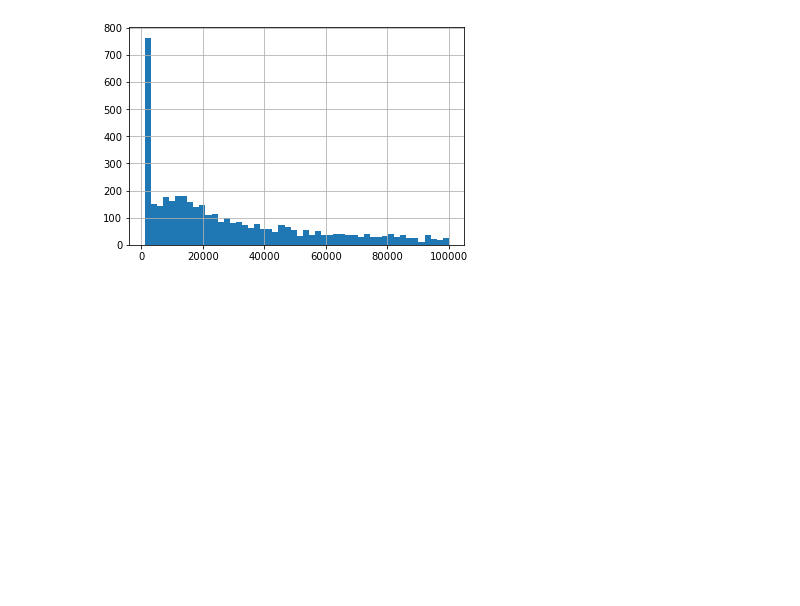
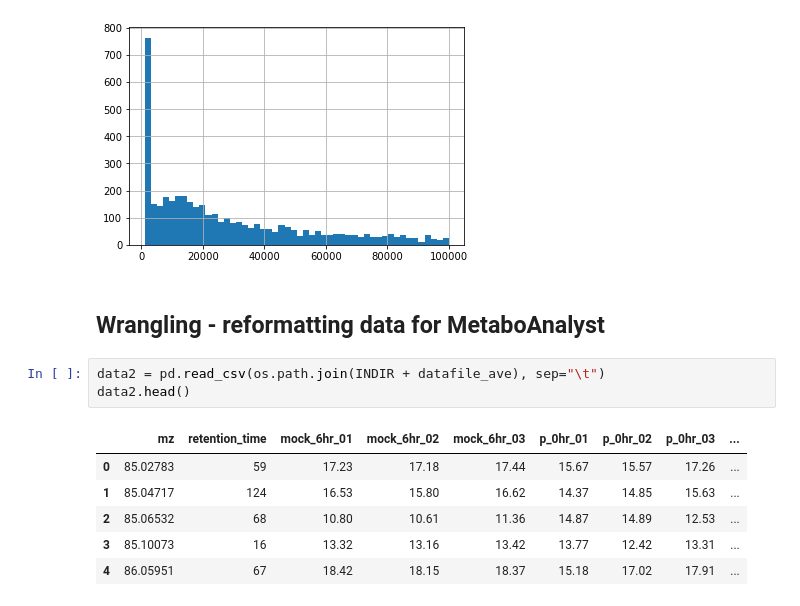
Before and after one commit to shuzhao-li-lab/espol-workshop, a Jupyter notebook: simple_introduction.ipynb, the cells around one changed output. Cells and saved outputs as stored; diff of their text form; blank space fills up the shorter version.

```diff
--- a/simple_introduction.ipynb
+++ b/simple_introduction.ipynb
@@ -81,3 +151,15 @@ linear_scale_data.hist(bins=50, range=(1000,100000))
 # %% [output]
 <matplotlib.axes._subplots.AxesSubplot at 0x...>
 [figure]
+# %% [markdown]
+## Wrangling - reformatting data for MetaboAnalyst
+# %%
+data2 = pd.read_csv(os.path.join(INDIR + datafile_ave), sep="\t")
+data2.head()
+# %% [output]
+|  | mz | retention_time | mock_6hr_01 | mock_6hr_02 | mock_6hr_03 | p_0hr_01 | p_0hr_02 | p_0hr_03 | ... |
+| 0 | 85.02783 | 59 | 17.23 | 17.18 | 17.44 | 15.67 | 15.57 | 17.26 | ... |
+| 1 | 85.04717 | 124 | 16.53 | 15.80 | 16.62 | 14.37 | 14.85 | 15.63 | ... |
+| 2 | 85.06532 | 68 | 10.80 | 10.61 | 11.36 | 14.87 | 14.89 | 12.53 | ... |
+| 3 | 85.10073 | 16 | 13.32 | 13.16 | 13.42 | 13.77 | 12.42 | 13.31 | ... |
+| 4 | 86.05951 | 67 | 18.42 | 18.15 | 18.37 | 15.18 | 17.02 | 17.91 | ... |
```
Also changed, not shown: parts of 12 cells of this notebook, 1 other file.
